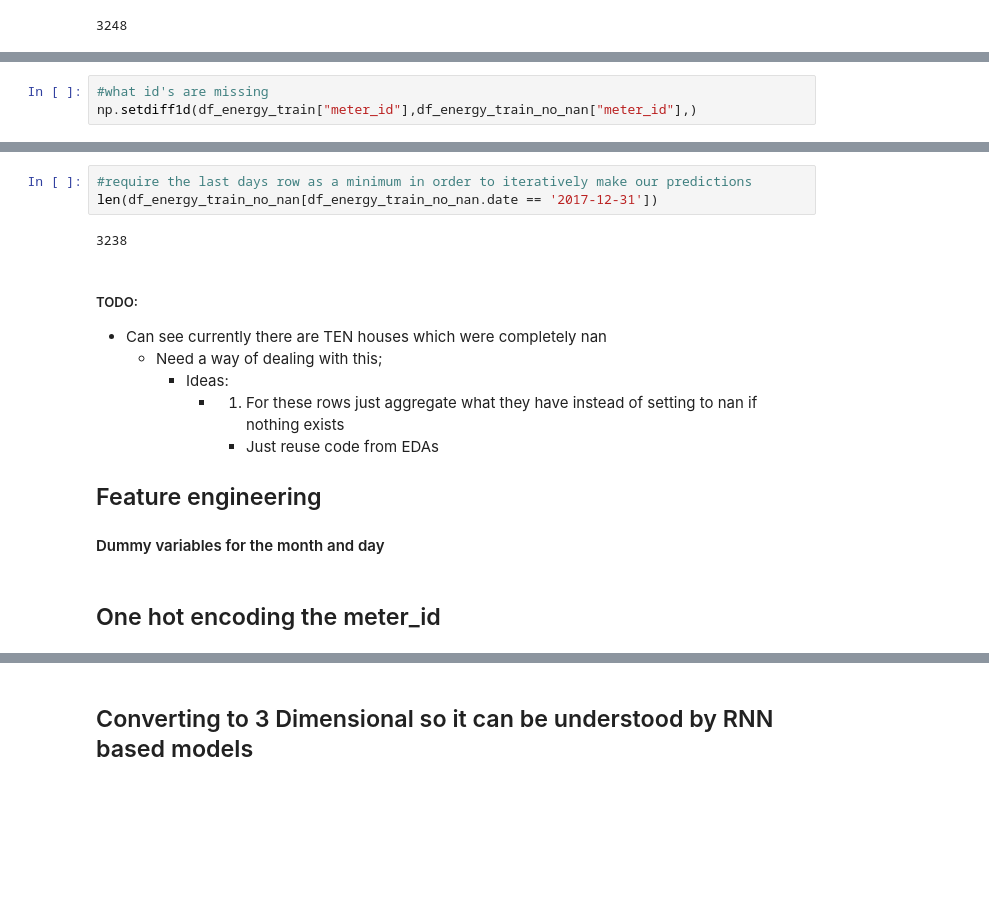
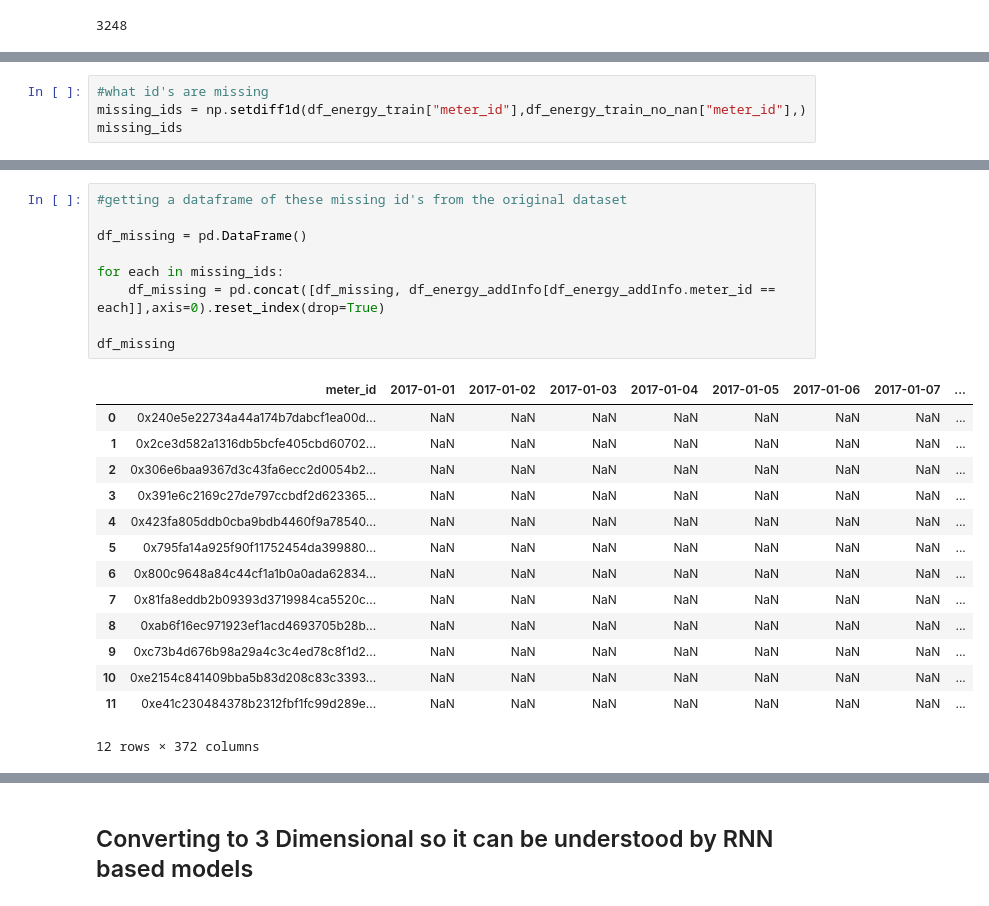
Before and after one commit to danielmusselwhite/UG_Dissertation_Energy_Forecasting, a Jupyter notebook: Src/Jupyter_Notebooks/3. Feature Engineering and Data Preparation.ipynb, the cells around one changed output, grey strips where cells are left out. Saved outputs shown, nothing was run; the diff lists cells and outputs as text; blank space fills up the shorter version.

```diff
--- a/Src/Jupyter_Notebooks/3. Feature Engineering and Data Preparation.ipynb
+++ b/Src/Jupyter_Notebooks/3. Feature Engineering and Data Preparation.ipynb
@@ -237,4 +238,5 @@ df_energy_train_no_nan["meter_id"].nunique()
 # %%
 #what id's are missing
-np.setdiff1d(df_energy_train["meter_id"],df_energy_train_no_nan["meter_id"],)
+missing_ids = np.setdiff1d(df_energy_train["meter_id"],df_energy_train_no_nan["meter_id"],)
+missing_ids
 # %% [output]
@@ -259,19 +255,24 @@ df_energy_addInfo[df_energy_addInfo.meter_id == '0x2ce3d582a1316db5bcfe405cbd607
-# %%
-#require the last days row as a minimum in order to iteratively make our predictions
-len(df_energy_train_no_nan[df_energy_train_no_nan.date == '2017-12-31'])
-# %% [output]
-3238
-# %% [markdown]
-##### TODO:
-
-* Can see currently there are TEN houses which were completely nan
-    * Need a way of dealing with this;
-        * Ideas:
-           * 1. For these rows just aggregate what they have instead of setting to nan if nothing exists
-               * Just reuse code from EDAs
-
-
-## Feature engineering
-#### Dummy variables for the month and day
-# %% [markdown]
-## One hot encoding the meter_id
+# %%
+#getting a dataframe of these missing id's from the original dataset
+
+df_missing = pd.DataFrame()
+
+for each in missing_ids:
+    df_missing = pd.concat([df_missing, df_energy_addInfo[df_energy_addInfo.meter_id == each]],axis=0).reset_index(drop=True)
+
+df_missing
+# %% [output]
+|  | meter_id | 2017-01-01 | 2017-01-02 | 2017-01-03 | 2017-01-04 | 2017-01-05 | 2017-01-06 | 2017-01-07 | ... |
+| 0 | 0x240e5e22734a44a174b7dabcf1ea00d... | NaN | NaN | NaN | NaN | NaN | NaN | NaN | ... |
+| 1 | 0x2ce3d582a1316db5bcfe405cbd60702... | NaN | NaN | NaN | NaN | NaN | NaN | NaN | ... |
+| 2 | 0x306e6baa9367d3c43fa6ecc2d0054b2... | NaN | NaN | NaN | NaN | NaN | NaN | NaN | ... |
+| 3 | 0x391e6c2169c27de797ccbdf2d623365... | NaN | NaN | NaN | NaN | NaN | NaN | NaN | ... |
+| 4 | 0x423fa805ddb0cba9bdb4460f9a78540... | NaN | NaN | NaN | NaN | NaN | NaN | NaN | ... |
+| 5 | 0x795fa14a925f90f11752454da399880... | NaN | NaN | NaN | NaN | NaN | NaN | NaN | ... |
+| 6 | 0x800c9648a84c44cf1a1b0a0ada62834... | NaN | NaN | NaN | NaN | NaN | NaN | NaN | ... |
+| 7 | 0x81fa8eddb2b09393d3719984ca5520c... | NaN | NaN | NaN | NaN | NaN | NaN | NaN | ... |
+| 8 | 0xab6f16ec971923ef1acd4693705b28b... | NaN | NaN | NaN | NaN | NaN | NaN | NaN | ... |
+| 9 | 0xc73b4d676b98a29a4c3c4ed78c8f1d2... | NaN | NaN | NaN | NaN | NaN | NaN | NaN | ... |
+| 10 | 0xe2154c841409bba5b83d208c83c3393... | NaN | NaN | NaN | NaN | NaN | NaN | NaN | ... |
+| 11 | 0xe41c230484378b2312fbf1fc99d289e... | NaN | NaN | NaN | NaN | NaN | NaN | NaN | ... |
+12 rows × 372 columns
```
Also changed, not shown: parts of 25 cells of this notebook, 2 other files.
